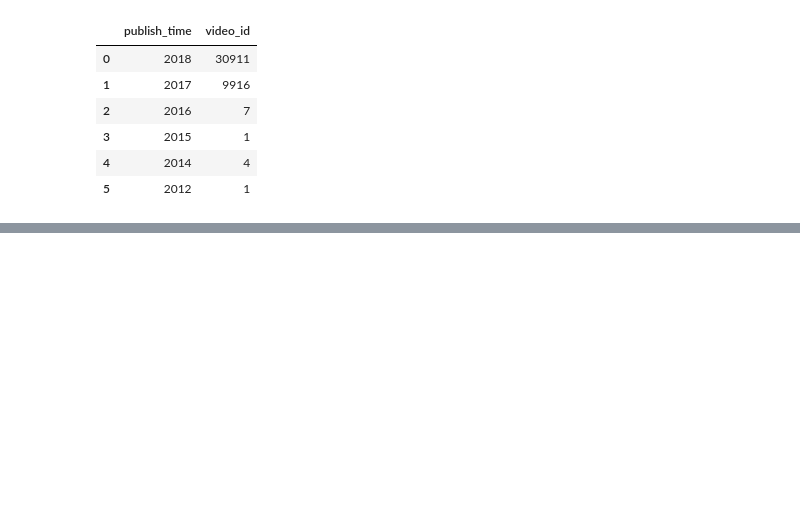
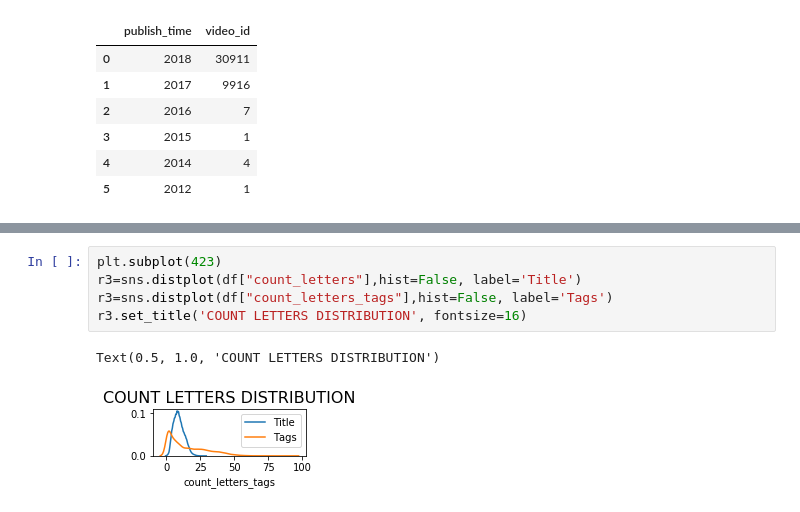
Before and after one commit to JinalRamolia/video-trending-analysis, a Jupyter notebook: youtube.ipynb, the cells around one changed output, grey strips where cells are left out. Saved outputs shown, nothing was run; the diff lists cells and outputs as text; blank space fills up the shorter version.

```diff
--- a/youtube.ipynb
+++ b/youtube.ipynb
@@ -400,0 +455,8 @@ year.head(11)
+# %%
+plt.subplot(423)
+r3=sns.distplot(df["count_letters"],hist=False, label='Title')
+r3=sns.distplot(df["count_letters_tags"],hist=False, label='Tags')
+r3.set_title('COUNT LETTERS DISTRIBUTION', fontsize=16)
+# %% [output]
+Text(0.5, 1.0, 'COUNT LETTERS DISTRIBUTION')
+[figure, added]
```
Also changed, not shown: parts of 32 cells of this notebook.
